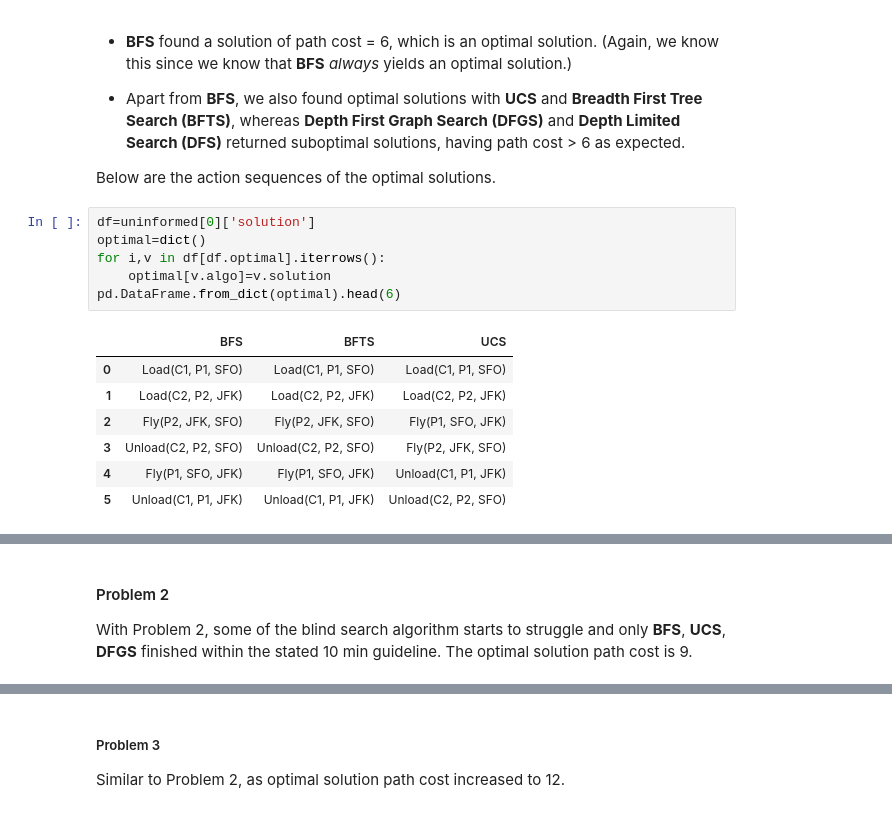
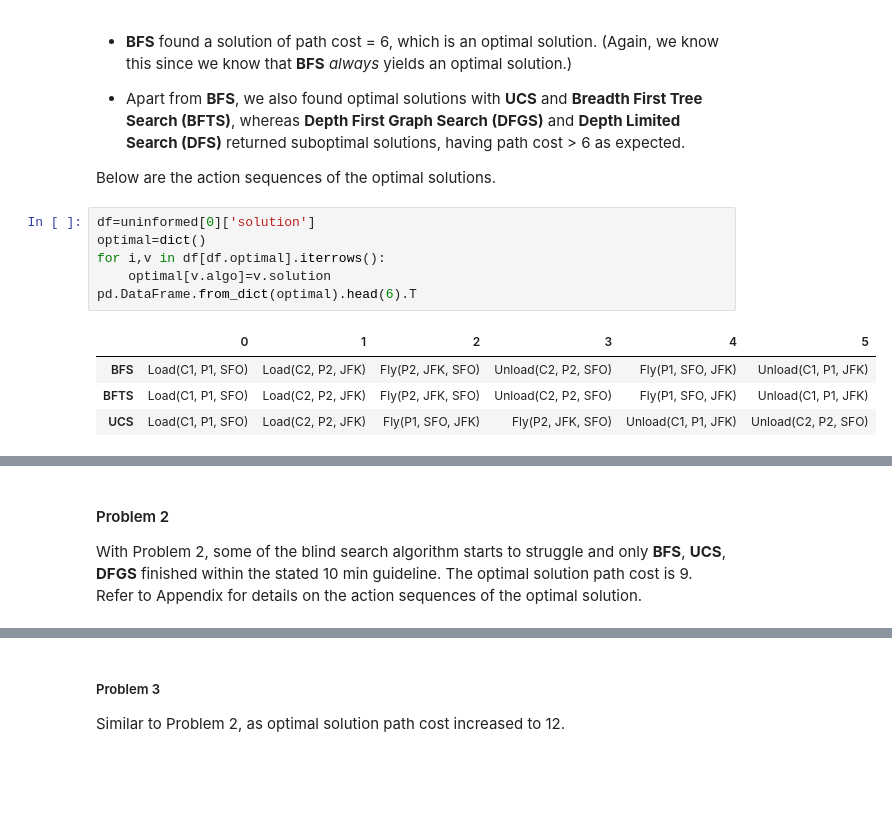
Before and after one commit to markovchainsmoker/AIND-Planning, a Jupyter notebook: Planning.ipynb, the cells around one changed output, grey strips where cells are left out. Cells and saved outputs as stored; diff of their text form; blank space fills up the shorter version.

```diff
--- a/Planning.ipynb
+++ b/Planning.ipynb
@@ -147,17 +151,14 @@ Below are the action sequences of the optimal solutions.
 # %%
 df=uninformed[0]['solution']
 optimal=dict()
 for i,v in df[df.optimal].iterrows():
     optimal[v.algo]=v.solution
-pd.DataFrame.from_dict(optimal).head(6)
+pd.DataFrame.from_dict(optimal).head(6).T
 # %% [output]
-|  | BFS | BFTS | UCS |
-| 0 | Load(C1, P1, SFO) | Load(C1, P1, SFO) | Load(C1, P1, SFO) |
-| 1 | Load(C2, P2, JFK) | Load(C2, P2, JFK) | Load(C2, P2, JFK) |
-| 2 | Fly(P2, JFK, SFO) | Fly(P2, JFK, SFO) | Fly(P1, SFO, JFK) |
-| 3 | Unload(C2, P2, SFO) | Unload(C2, P2, SFO) | Fly(P2, JFK, SFO) |
-| 4 | Fly(P1, SFO, JFK) | Fly(P1, SFO, JFK) | Unload(C1, P1, JFK) |
-| 5 | Unload(C1, P1, JFK) | Unload(C1, P1, JFK) | Unload(C2, P2, SFO) |
+|  | 0 | 1 | 2 | 3 | 4 | 5 |
+| BFS | Load(C1, P1, SFO) | Load(C2, P2, JFK) | Fly(P2, JFK, SFO) | Unload(C2, P2, SFO) | Fly(P1, SFO, JFK) | Unload(C1, P1, JFK) |
+| BFTS | Load(C1, P1, SFO) | Load(C2, P2, JFK) | Fly(P2, JFK, SFO) | Unload(C2, P2, SFO) | Fly(P1, SFO, JFK) | Unload(C1, P1, JFK) |
+| UCS | Load(C1, P1, SFO) | Load(C2, P2, JFK) | Fly(P1, SFO, JFK) | Fly(P2, JFK, SFO) | Unload(C1, P1, JFK) | Unload(C2, P2, SFO) |
 # %% [markdown]
 The **BFS/BFTS** solution is depicted graphically below, implemented in dot language.
 
@@ -173,7 +174,7 @@ THe **UCS** solution is also optimal, with the same length but differing in the
 # %% [markdown]
 #### Problem 2
 
-With Problem 2, some of the blind search algorithm starts to struggle and only **BFS**, **UCS**, **DFGS** finished within the stated 10 min guideline. The optimal solution path cost is 9.
+With Problem 2, some of the blind search algorithm starts to struggle and only **BFS**, **UCS**, **DFGS** finished within the stated 10 min guideline. The optimal solution path cost is 9. Refer to Appendix for details on the action sequences of the optimal solution.
 # %%
 #reload(utils);
 df=uninformed[1]['performance'].sort_values(by=['length','expansions'])
```
Also changed, not shown: parts of 49 cells of this notebook.
